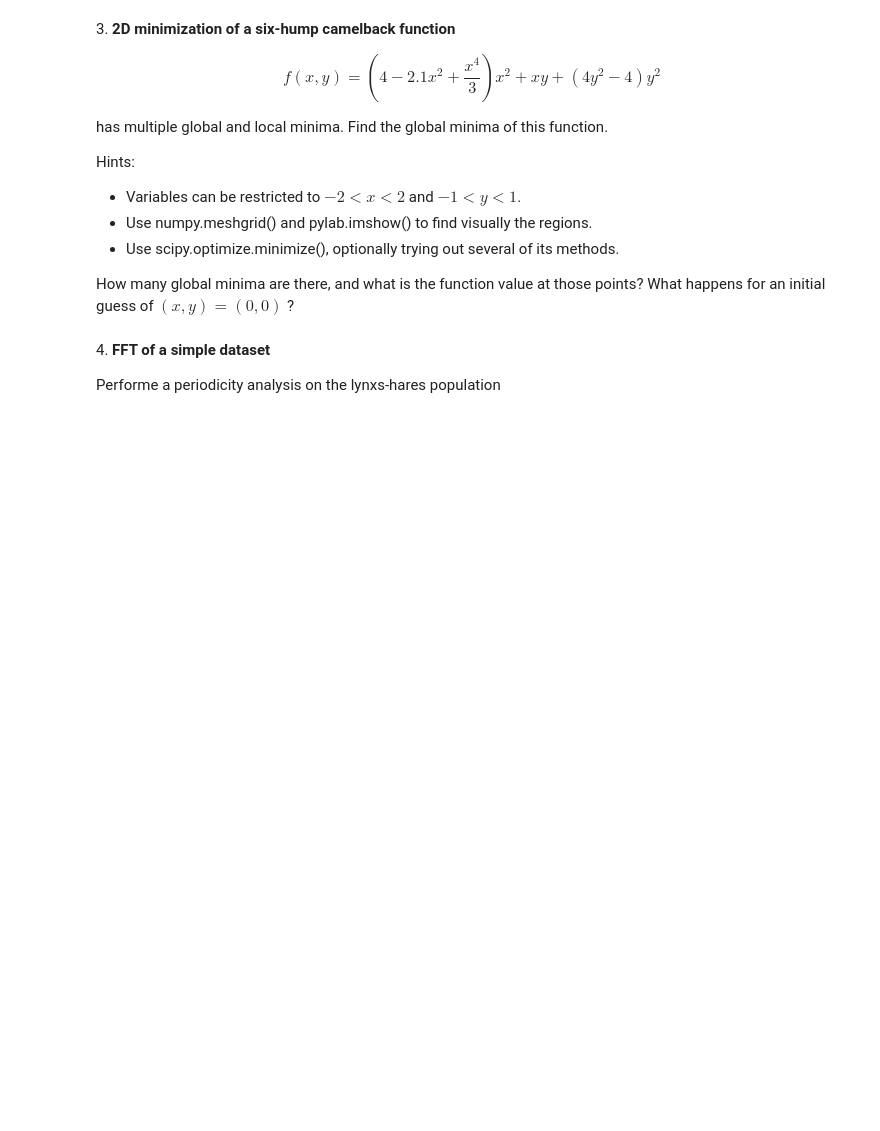
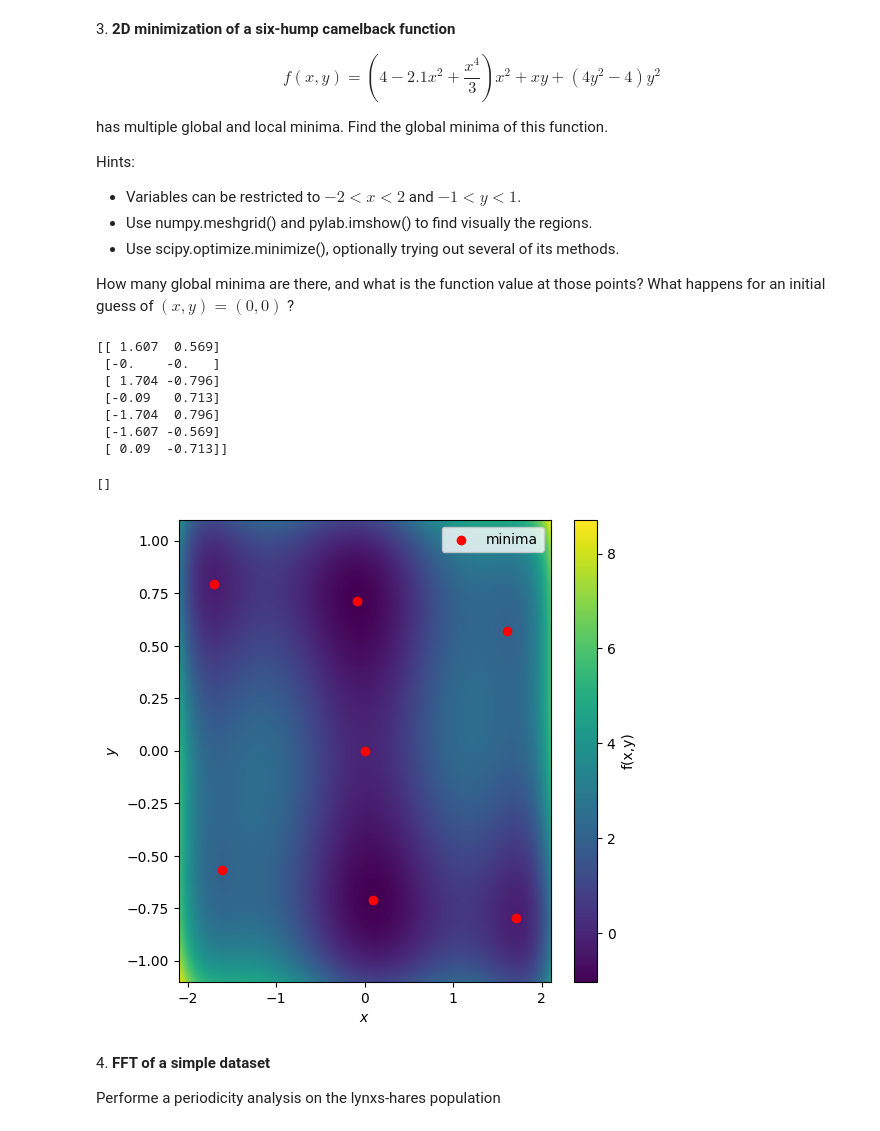
Before and after one commit to DanieleGhezzi25/LaboratoryOfComputationalPhysics_Y8, a Jupyter notebook: 09ex_Algorithms.ipynb, the cells around one changed output. Drawn from its saved outputs; the diff is of its cells as text; code cells hidden in the pictures; blank space fills up the shorter version.

```diff
--- a/09ex_Algorithms.ipynb
+++ b/09ex_Algorithms.ipynb
@@ -58,6 +112,53 @@ Hints:
 * Use scipy.optimize.minimize(), optionally trying out several of its methods.
 
 How many global minima are there, and what is the function value at those points? What happens for an initial guess of $(x, y) = (0, 0)$ ?
+# %%
+import numpy as np
+import matplotlib.pyplot as plt
+from scipy.optimize import minimize
+
+def f(x,y):
+    return (4-2.1*x**2+x**4/3)*x**2 + x*y + (4*y**2-4)*y**2
+
+x_axis = np.linspace(-2.1,2.1,1000)
+y_axis = np.linspace(-1.1,1.1,1000)
+X,Y = np.meshgrid(x_axis, y_axis)
+Z = f(X,Y)
+
+fig, ax = plt.subplots(1,1,figsize=(6,6))
+im = ax.imshow(Z,
+               cmap='viridis',
+               extent=[x_axis.min(), x_axis.max(), y_axis.min(), y_axis.max()],
+               origin='lower',
+               aspect='auto')
+fig.colorbar(im, ax=ax, label='f(x,y)')
+ax.set_xlabel('$x$')
+ax.set_ylabel('$y$')
+
+A = np.arange(-2,2,0.2)
+minima = set()
+for i in range(len(A)):
+    for j in range(len(A)):
+        start = [A[i], A[j]]
+        res = minimize(lambda v: f(v[0], v[1]), x0=start)
+        point = tuple(np.round(res.x, decimals=3))
+        minima.add(point)
+minima = np.array(list(minima))
+print(minima)
+
+ax.scatter(minima[:, 0], minima[:, 1], color='red', label='minima')
+ax.legend()
+plt.plot()
+# %% [output]
+[[ 1.607  0.569]
+ [-0.    -0.   ]
+ [ 1.704 -0.796]
+ [-0.09   0.713]
+ [-1.704  0.796]
+ [-1.607 -0.569]
+ [ 0.09  -0.713]]
+[]
+[figure, added]
 # %% [markdown]
 4\. **FFT of a simple dataset**
 
```
Also changed, not shown: parts of 3 cells of this notebook.
